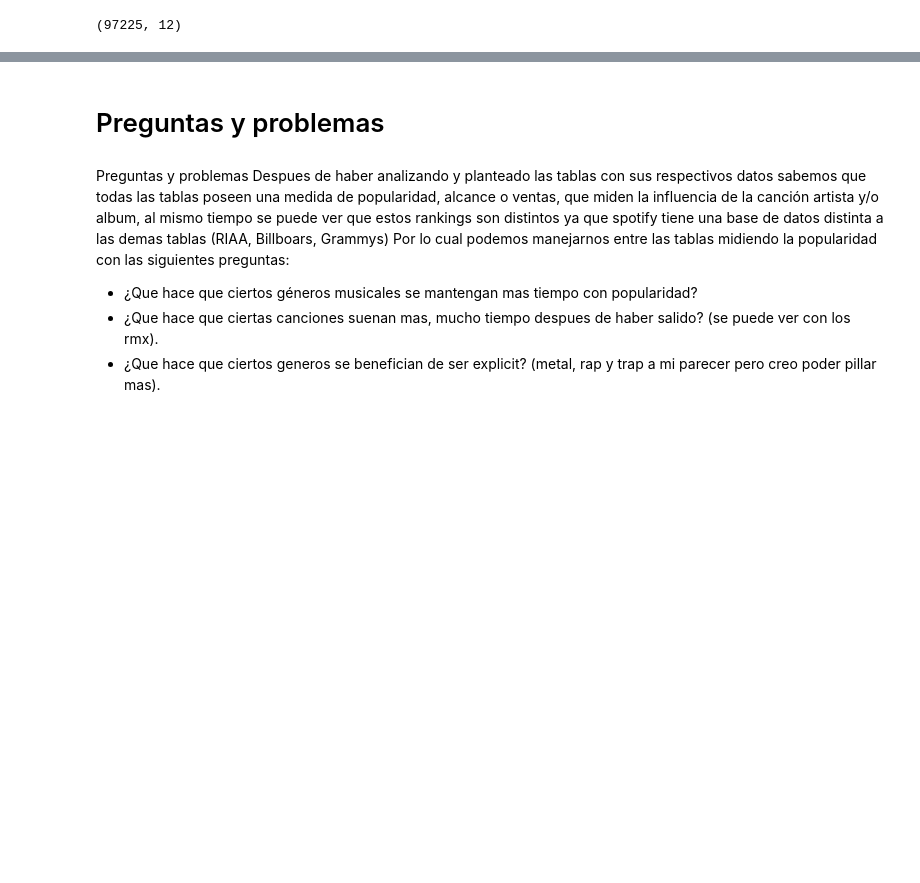
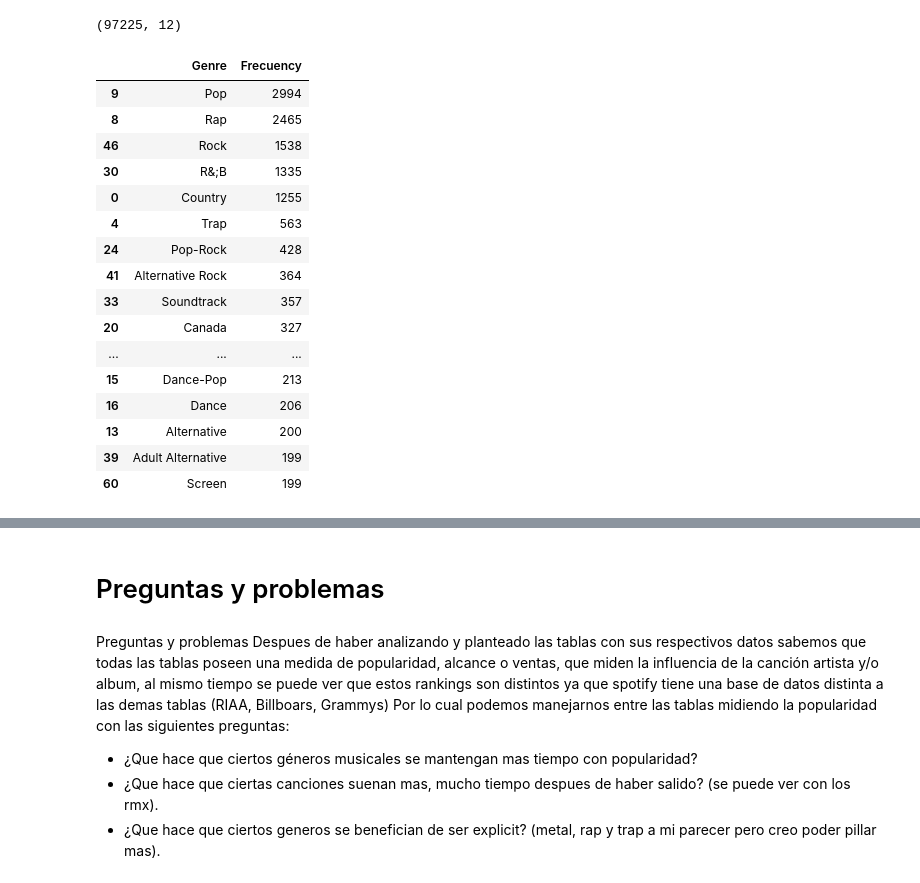
Before and after one commit to Litr0/Proyecto-Mineria, a Jupyter notebook: Hito1.ipynb, the cells around one changed output, grey strips where cells are left out. Drawn from its saved outputs; the diff is of its cells as text; code cells hidden in the pictures; blank space fills up the shorter version.

```diff
--- a/Hito1.ipynb
+++ b/Hito1.ipynb
@@ -65,6 +65,25 @@ for row, col in songs.iterrows():
 
 gen = pd.DataFrame([[key, dicc[key]] for key in dicc.keys()], columns=['Genre', 'Frecuency'])
 # %%
-gen2 = gen.sort_values(by = ['Frecuency'], ascending=False).head(14)
+gen2 = gen.sort_values(by = ['Frecuency'], ascending=False).head(20)
+gen2
+# %% [output]
+|  | Genre | Frecuency |
+| 9 | Pop | 2994 |
+| 8 | Rap | 2465 |
+| 46 | Rock | 1538 |
+| 30 | R&;B | 1335 |
+| 0 | Country | 1255 |
+| 4 | Trap | 563 |
+| 24 | Pop-Rock | 428 |
+| 41 | Alternative Rock | 364 |
+| 33 | Soundtrack | 357 |
+| 20 | Canada | 327 |
+| ... | ... | ... |
+| 15 | Dance-Pop | 213 |
+| 16 | Dance | 206 |
+| 13 | Alternative | 200 |
+| 39 | Adult Alternative | 199 |
+| 60 | Screen | 199 |
 # %%
 ax = gen2.plot.bar(x='Genre', y = 'Frecuency', stacked=True)
```
Also changed, not shown: parts of 2 cells of this notebook, 1 other file.
